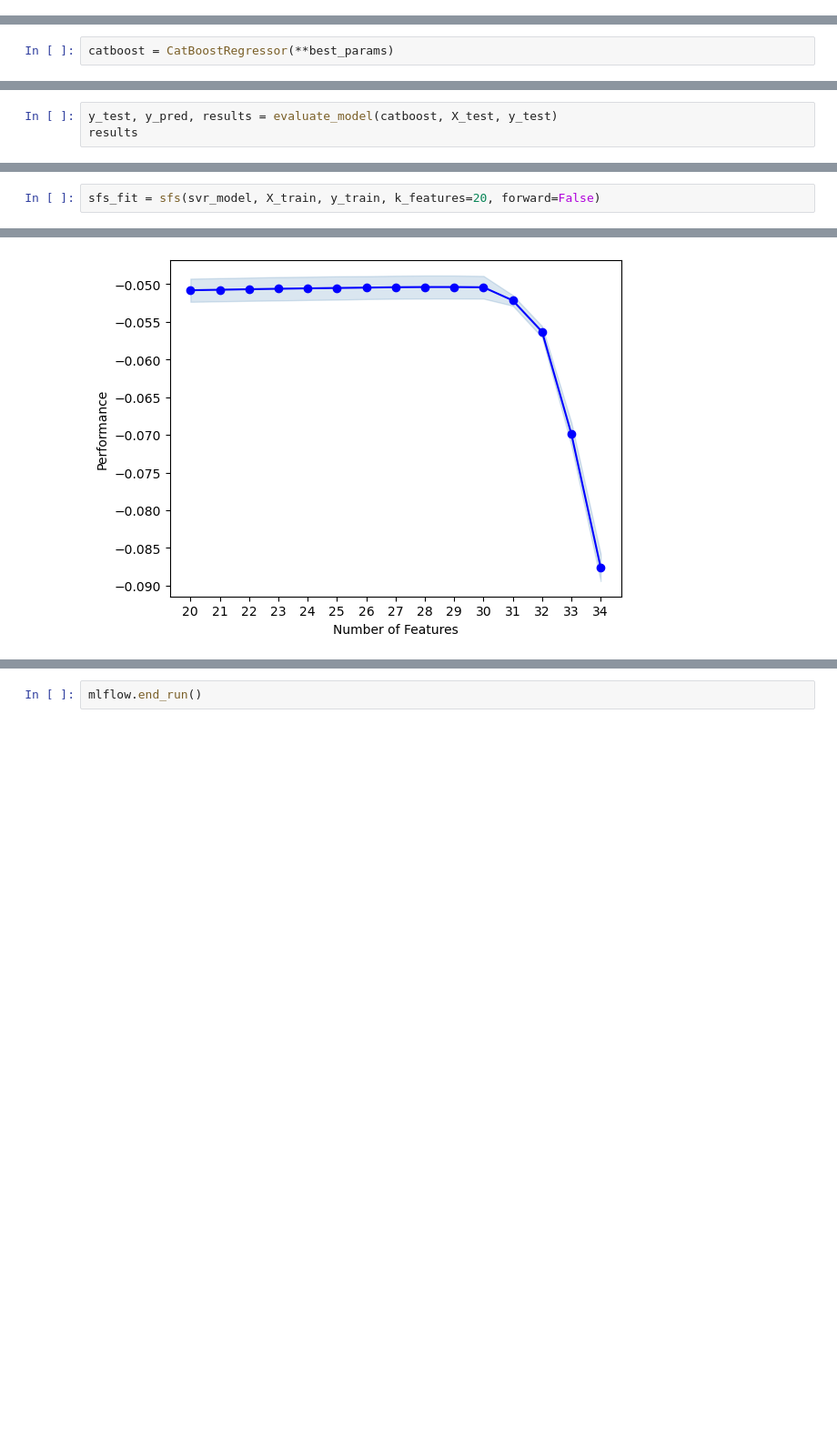
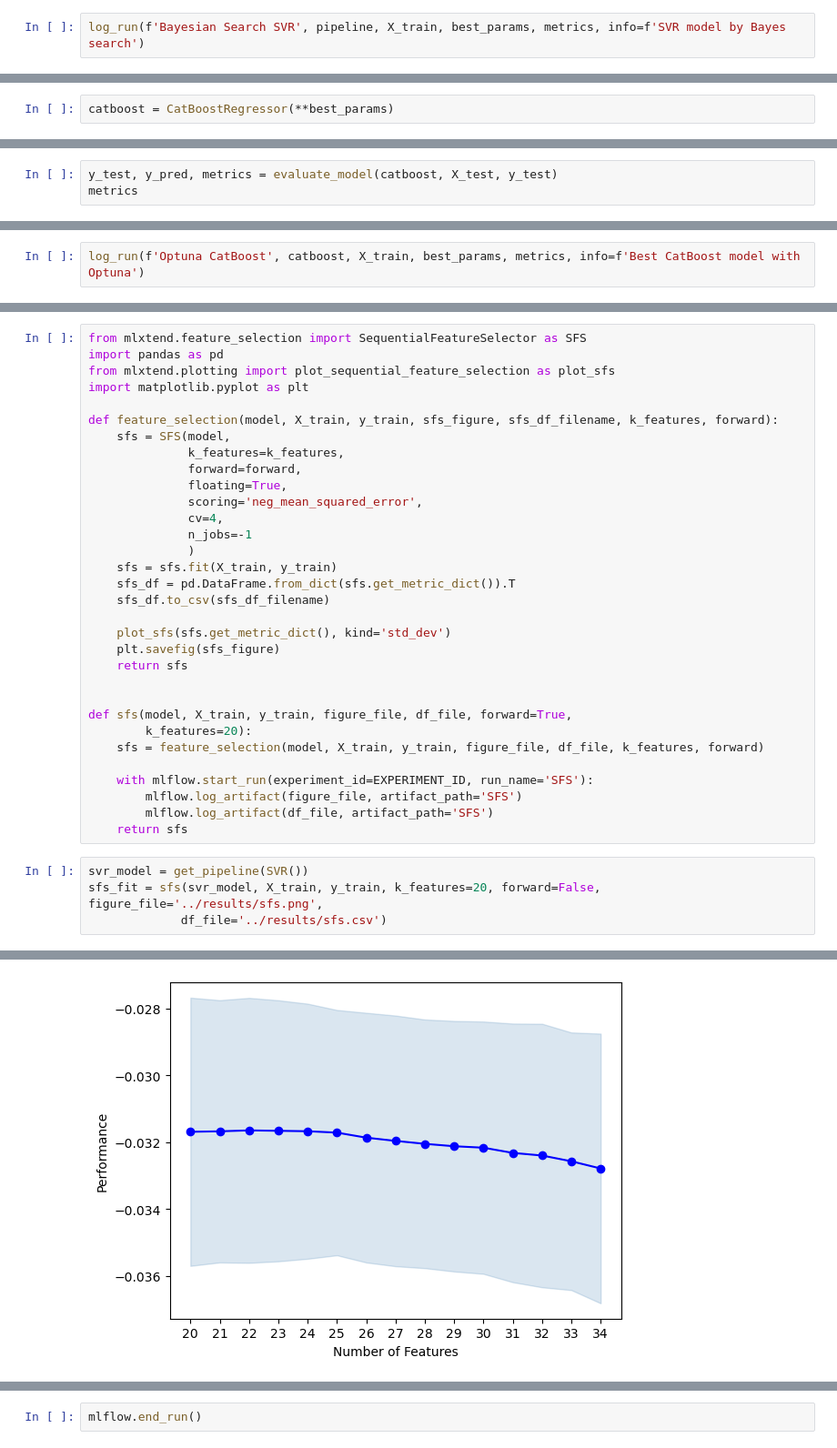
Before and after one commit to mary-el/ocr_diqa, a Jupyter notebook: notebooks/model_selection.ipynb, the cells around one changed output, grey strips where cells are left out. Shown at 91% size. Drawn from its saved outputs; the diff is of its cells as text; blank space fills up the shorter version.

Commit message:
Added s3 storage, mlflow and optuna databases

```diff
--- a/notebooks/model_selection.ipynb
+++ b/notebooks/model_selection.ipynb
@@ -64,0 +274,2 @@ results
+# %%
+log_run(f'Bayesian Search SVR', pipeline, X_train, best_params, metrics, info=f'SVR model by Bayes search')
@@ -113,5 +447,5 @@ catboost.fit(X_train, y_train)
 <catboost.core.CatBoostRegressor at 0x...>
 # %%
-y_test, y_pred, results = evaluate_model(catboost, X_test, y_test)
-results
+y_test, y_pred, metrics = evaluate_model(catboost, X_test, y_test)
+metrics
 # %% [output]
@@ -122,0 +459,2 @@ results
+# %%
+log_run(f'Optuna CatBoost', catboost, X_train, best_params, metrics, info=f'Best CatBoost model with Optuna')
@@ -123,3 +469,37 @@ results
+# %%
+from mlxtend.feature_selection import SequentialFeatureSelector as SFS
+import pandas as pd
+from mlxtend.plotting import plot_sequential_feature_selection as plot_sfs
+import matplotlib.pyplot as plt
+
+def feature_selection(model, X_train, y_train, sfs_figure, sfs_df_filename, k_features, forward):
+    sfs = SFS(model,
+              k_features=k_features,
+              forward=forward,
+              floating=True,
+              scoring='neg_mean_squared_error',
+              cv=4,
+              n_jobs=-1
+              )
+    sfs = sfs.fit(X_train, y_train)
+    sfs_df = pd.DataFrame.from_dict(sfs.get_metric_dict()).T
+    sfs_df.to_csv(sfs_df_filename)
+
+    plot_sfs(sfs.get_metric_dict(), kind='std_dev')
+    plt.savefig(sfs_figure)
+    return sfs
+
+
+def sfs(model, X_train, y_train, figure_file, df_file, forward=True,
+        k_features=20):
+    sfs = feature_selection(model, X_train, y_train, figure_file, df_file, k_features, forward)
+
+    with mlflow.start_run(experiment_id=EXPERIMENT_ID, run_name='SFS'):
+        mlflow.log_artifact(figure_file, artifact_path='SFS')
+        mlflow.log_artifact(df_file, artifact_path='SFS')
+    return sfs
 # %%
-sfs_fit = sfs(svr_model, X_train, y_train, k_features=20, forward=False)
+svr_model = get_pipeline(SVR())
+sfs_fit = sfs(svr_model, X_train, y_train, k_features=20, forward=False, figure_file='../results/sfs.png',
+             df_file='../results/sfs.csv')
 # %% [output]
@@ -127 +508 @@ sfs_fit = sfs(svr_model, X_train, y_train, k_features=20, forward=False)
-[figure, old version]
+[figure, new version]
```
Also changed, not shown: parts of 70 cells of this notebook, 9 other files.
